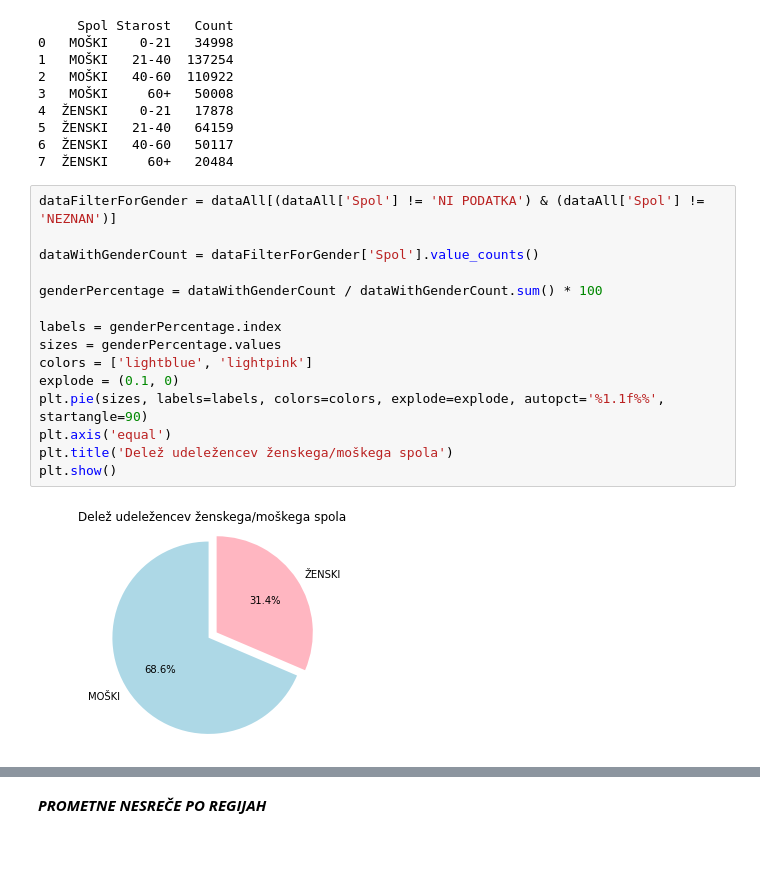
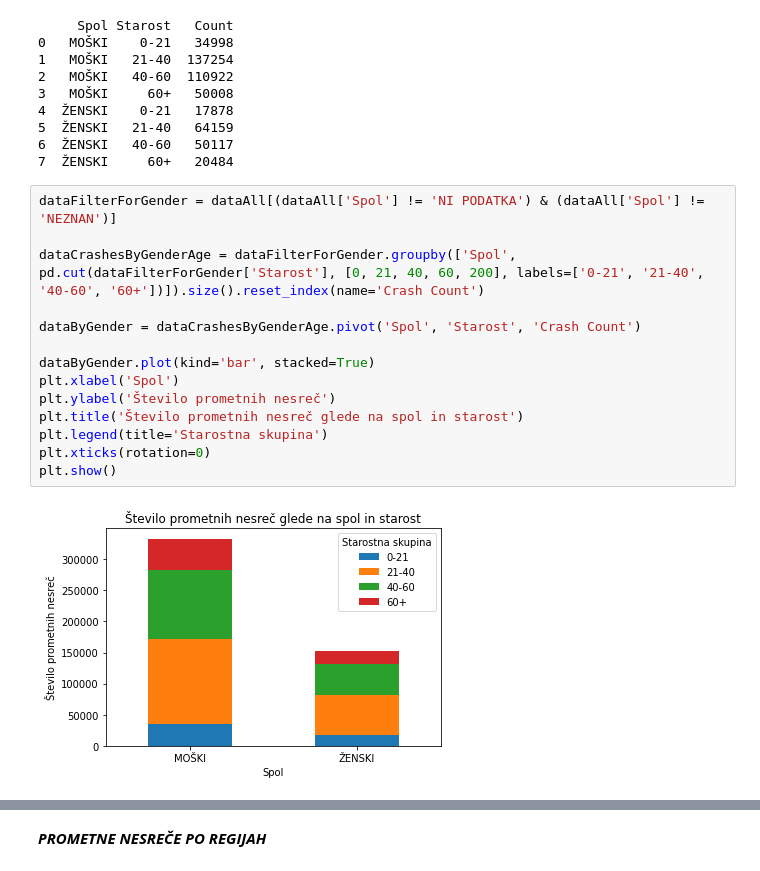
Before and after one commit to xp3rt4g/PR22TPTJAG, a Jupyter notebook: prometne.ipynb, the cells around one changed output, grey strips where cells are left out. Cells and saved outputs as stored; diff of their text form.

Commit message:
Graphs for accident count by gender and age

```diff
--- a/prometne.ipynb
+++ b/prometne.ipynb
@@ -131,20 +131,19 @@ print(accidentsCountPerGenderAndAge)
 5  ŽENSKI   21-40   64159
 6  ŽENSKI   40-60   50117
 7  ŽENSKI     60+   20484
-# %%
-dataFilterForGender = dataAll[(dataAll['Spol'] != 'NI PODATKA') & (dataAll['Spol'] != 'NEZNAN')]
-
-dataWithGenderCount = dataFilterForGender['Spol'].value_counts()
-
-genderPercentage = dataWithGenderCount / dataWithGenderCount.sum() * 100
-
-labels = genderPercentage.index
-sizes = genderPercentage.values
-colors = ['lightblue', 'lightpink']
-explode = (0.1, 0)
-plt.pie(sizes, labels=labels, colors=colors, explode=explode, autopct='%1.1f%%', startangle=90)
-plt.axis('equal')
-plt.title('Delež udeležencev ženskega/moškega spola')
-plt.show()
-# %% [output]
-[figure, removed]
+# %%
+dataFilterForGender = dataAll[(dataAll['Spol'] != 'NI PODATKA') & (dataAll['Spol'] != 'NEZNAN')]
+
+dataCrashesByGenderAge = dataFilterForGender.groupby(['Spol', pd.cut(dataFilterForGender['Starost'], [0, 21, 40, 60, 200], labels=['0-21', '21-40', '40-60', '60+'])]).size().reset_index(name='Crash Count')
+
+dataByGender = dataCrashesByGenderAge.pivot('Spol', 'Starost', 'Crash Count')
+
+dataByGender.plot(kind='bar', stacked=True)
+plt.xlabel('Spol')
+plt.ylabel('Število prometnih nesreč')
+plt.title('Število prometnih nesreč glede na spol in starost')
+plt.legend(title='Starostna skupina')
+plt.xticks(rotation=0)
+plt.show()
+# %% [output]
+[figure, added]
```
Also changed, not shown: parts of 1 cell of this notebook.
